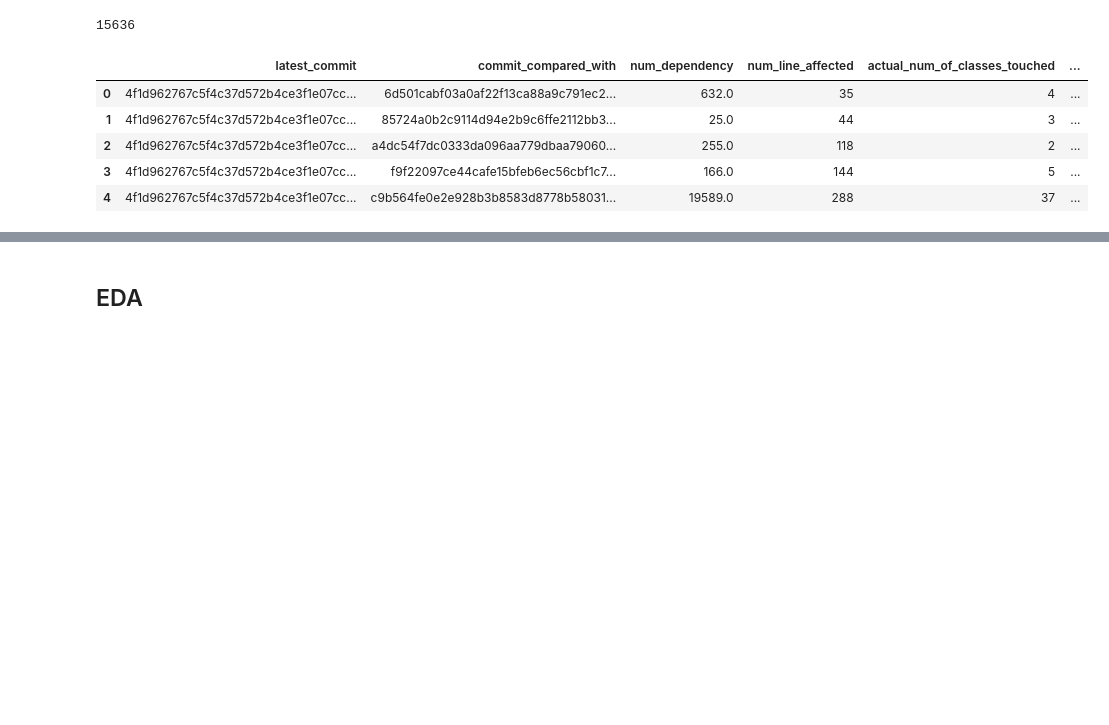
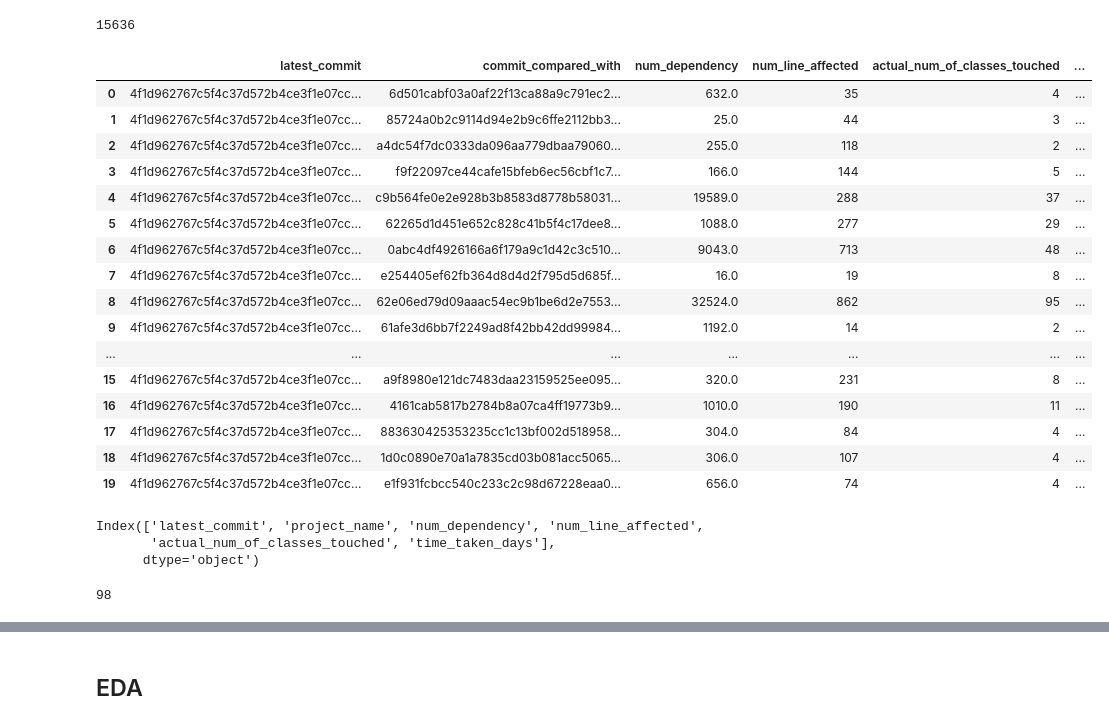
Before and after one commit to alvintanjianjia/SoftwareRemodularization, a Jupyter notebook: Effort Estimation Model-01.ipynb, the cells around one changed output, grey strips where cells are left out. Cells and saved outputs as stored; diff of their text form; code cells hidden in the pictures; blank space fills up the shorter version.

```diff
--- a/Effort Estimation Model-01.ipynb
+++ b/Effort Estimation Model-01.ipynb
@@ -73,11 +73,22 @@ main_df['commit_compared_with_date'] = pd.to_datetime(main_df['commit_compared_w
 #main_df['time_taken_days'] = (main_df['latest_commit_date'] - main_df['commit_compared_with_date']).dt.round("D")
 main_df['time_taken_days'] = (main_df['latest_commit_date'] - main_df['commit_compared_with_date']).dt.days
 # %%
-main_df.head()
+main_df.head(20)
 # %% [output]
 |  | latest_commit | commit_compared_with | num_dependency | num_line_affected | actual_num_of_classes_touched | ... |
 | 0 | 4f1d962767c5f4c37d572b4ce3f1e07cc... | 6d501cabf03a0af22f13ca88a9c791ec2... | 632.0 | 35 | 4 | ... |
 | 1 | 4f1d962767c5f4c37d572b4ce3f1e07cc... | 85724a0b2c9114d94e2b9c6ffe2112bb3... | 25.0 | 44 | 3 | ... |
 | 2 | 4f1d962767c5f4c37d572b4ce3f1e07cc... | a4dc54f7dc0333da096aa779dbaa79060... | 255.0 | 118 | 2 | ... |
 | 3 | 4f1d962767c5f4c37d572b4ce3f1e07cc... | f9f22097ce44cafe15bfeb6ec56cbf1c7... | 166.0 | 144 | 5 | ... |
 | 4 | 4f1d962767c5f4c37d572b4ce3f1e07cc... | c9b564fe0e2e928b3b8583d8778b58031... | 19589.0 | 288 | 37 | ... |
+| 5 | 4f1d962767c5f4c37d572b4ce3f1e07cc... | 62265d1d451e652c828c41b5f4c17dee8... | 1088.0 | 277 | 29 | ... |
+| 6 | 4f1d962767c5f4c37d572b4ce3f1e07cc... | 0abc4df4926166a6f179a9c1d42c3c510... | 9043.0 | 713 | 48 | ... |
+| 7 | 4f1d962767c5f4c37d572b4ce3f1e07cc... | e254405ef62fb364d8d4d2f795d5d685f... | 16.0 | 19 | 8 | ... |
+| 8 | 4f1d962767c5f4c37d572b4ce3f1e07cc... | 62e06ed79d09aaac54ec9b1be6d2e7553... | 32524.0 | 862 | 95 | ... |
+| 9 | 4f1d962767c5f4c37d572b4ce3f1e07cc... | 61afe3d6bb7f2249ad8f42bb42dd99984... | 1192.0 | 14 | 2 | ... |
+| ... | ... | ... | ... | ... | ... | ... |
+| 15 | 4f1d962767c5f4c37d572b4ce3f1e07cc... | a9f8980e121dc7483daa23159525ee095... | 320.0 | 231 | 8 | ... |
+| 16 | 4f1d962767c5f4c37d572b4ce3f1e07cc... | 4161cab5817b2784b8a07ca4ff19773b9... | 1010.0 | 190 | 11 | ... |
+| 17 | 4f1d962767c5f4c37d572b4ce3f1e07cc... | 883630425353235cc1c13bf002d518958... | 304.0 | 84 | 4 | ... |
+| 18 | 4f1d962767c5f4c37d572b4ce3f1e07cc... | 1d0c0890e70a1a7835cd03b081acc5065... | 306.0 | 107 | 4 | ... |
+| 19 | 4f1d962767c5f4c37d572b4ce3f1e07cc... | e1f931fcbcc540c233c2c98d67228eaa0... | 656.0 | 74 | 4 | ... |
@@ -83,0 +106,10 @@ main_df.head()
+# %%
+test_df.columns
+# %% [output]
+Index(['latest_commit', 'project_name', 'num_dependency', 'num_line_affected',
+       'actual_num_of_classes_touched', 'time_taken_days'],
+      dtype='object')
+# %%
+len(test_df)
+# %% [output]
+98
```
Also changed, not shown: parts of 11 cells of this notebook, 1 other file.
